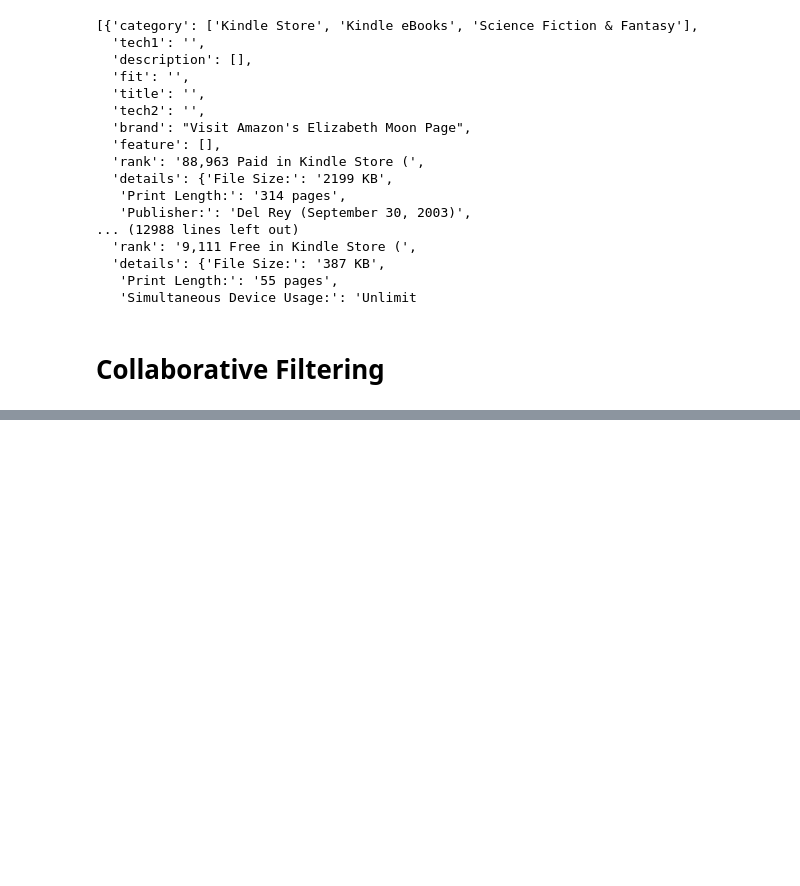
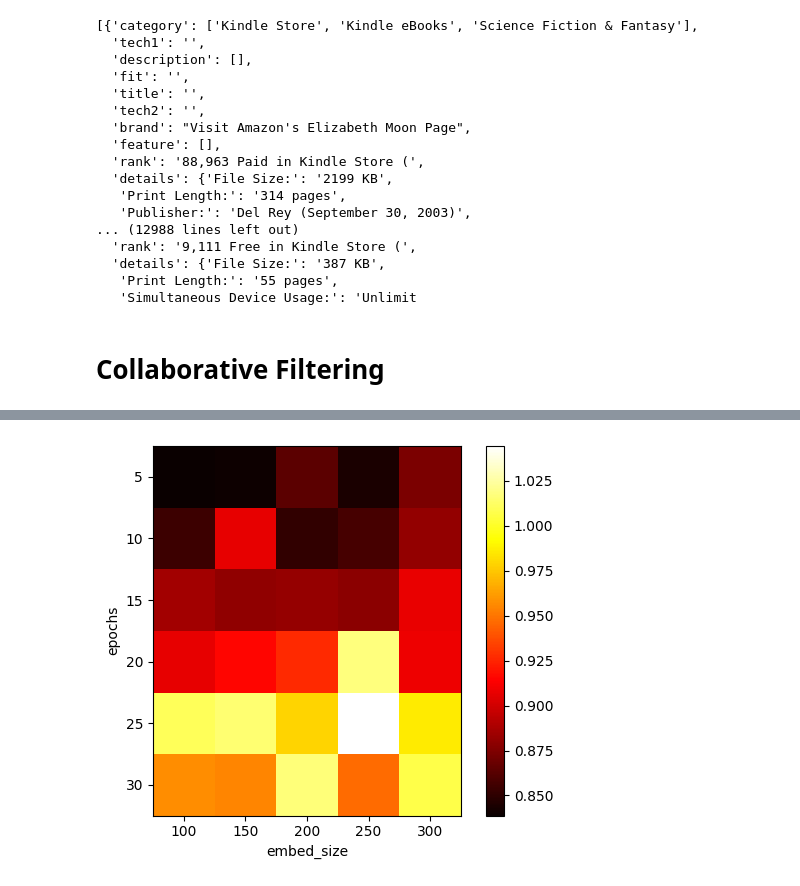
Before and after one commit to hillhc/COMP4332_Project3, a Jupyter notebook: Project3.ipynb, the cells around one changed output, grey strips where cells are left out. Saved outputs shown, nothing was run; the diff lists cells and outputs as text; code cells hidden in the pictures; blank space fills up the shorter version.

```diff
--- a/Project3.ipynb
+++ b/Project3.ipynb
@@ -89,14 +89,26 @@ def build_ncf_model(n_users, n_items, embed_size, output_layer='dot'):
         # Concatenate the users' and items' embeddings as the input of MLP
         mlp_input = Concatenate()([user_emb, item_emb])
 
-        # First fully-connected layer
-        mlp_layer_1 = Dense(units=64, activation='relu')(mlp_input)
+        # Perform higher-level feature extraction with 128 units
+        mlp_layer_1 = Dense(units=128, activation='relu')(mlp_input)
 
-        # Second fully-connected layer
-        mlp_layer_2 = Dense(units=32, activation='relu')(mlp_layer_1)
+        # The layer with 128 units learns more abstract representations
+        # by capturing complex patterns and interactions in the data
 
-        # Final fully-connected layer to compute model output
-        model_output = Dense(units=1)(mlp_layer_2)
+        # Perform feature transformation with 64 units
+        mlp_layer_2 = Dense(units=64, activation='relu')(mlp_layer_1)
+
+        # The layer with 64 units further refines the learned representations
+        # and captures more intricate patterns in the data
+
+        # Perform feature transformation with 32 units
+        mlp_layer_3 = Dense(units=32, activation='relu')(mlp_layer_2)
+
+        # The layer with 32 units continues to extract higher-level features
+        # and captures more fine-grained patterns in the data
+
+        # Generate the final prediction with 1 unit
+        model_output = Dense(units=1)(mlp_layer_3)
 
     else:
         raise NotImplementedError
@@ -158,0 +158,10 @@ history = model.fit(
+# %%
+model = build_ncf_model(n_users, n_items, embed_size=100, output_layer='mlp') #SGD
+model.compile(optimizer='SGD', loss='mse') #SGD: 1. SGD has been observed to converge to sharp minima more effectively than Adam 2. SGD can be more robust to noisy gradients compared to Adam. In some cases, Adam's adaptive learning rate and momentum can overly amplify the effect of noisy gradients, leading to erratic updates.
+
+history = model.fit(
+        [re_reviewer, re_product],
+        re_ratings,
+        epochs=5,
+        verbose=1,
+        callbacks=[ModelCheckpoint('models/model.keras')])
@@ -159,3 +381,14 @@ history = model.fit(
+# %%
+# Plot the heatmap
+plt.imshow(result, cmap="hot", interpolation="nearest")
+plt.colorbar()
+plt.xticks(ticks=[0, 1, 2, 3, 4], labels=embed_size)
+plt.xlabel("embed_size")
+plt.yticks(ticks=[0, 1, 2, 3, 4, 5], labels=epochs)
+plt.ylabel("epochs")
+plt.show()
+# %% [output]
+[figure, added]
 # %%
 model = tf.keras.models.load_model('models/model.keras')
 val_pred = model.predict([val_reviewer, val_product])
```
Also changed, not shown: parts of 8 cells of this notebook, 4 other files.
